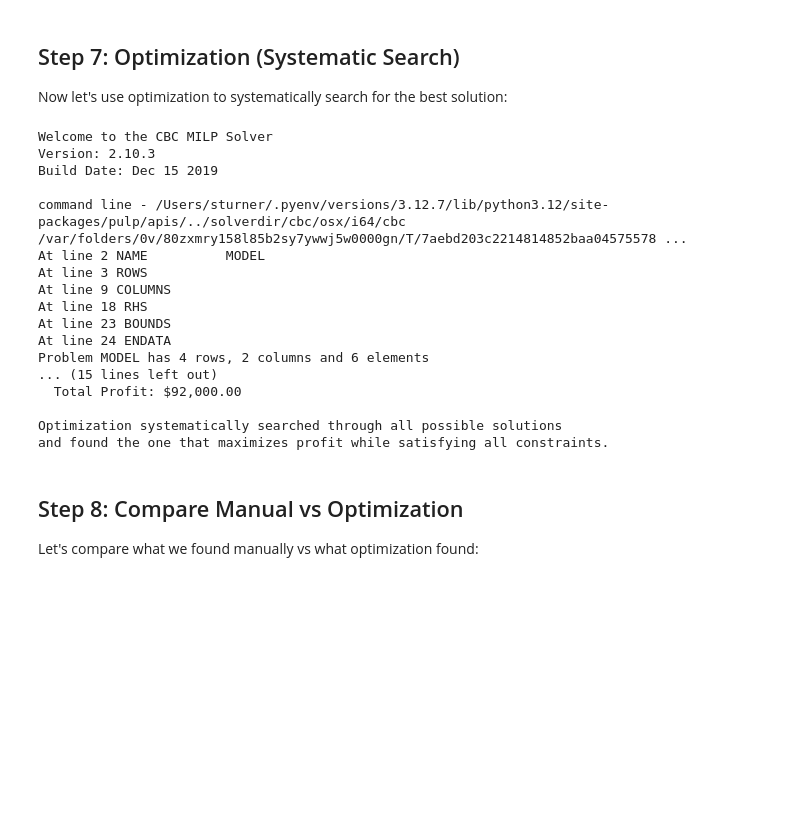
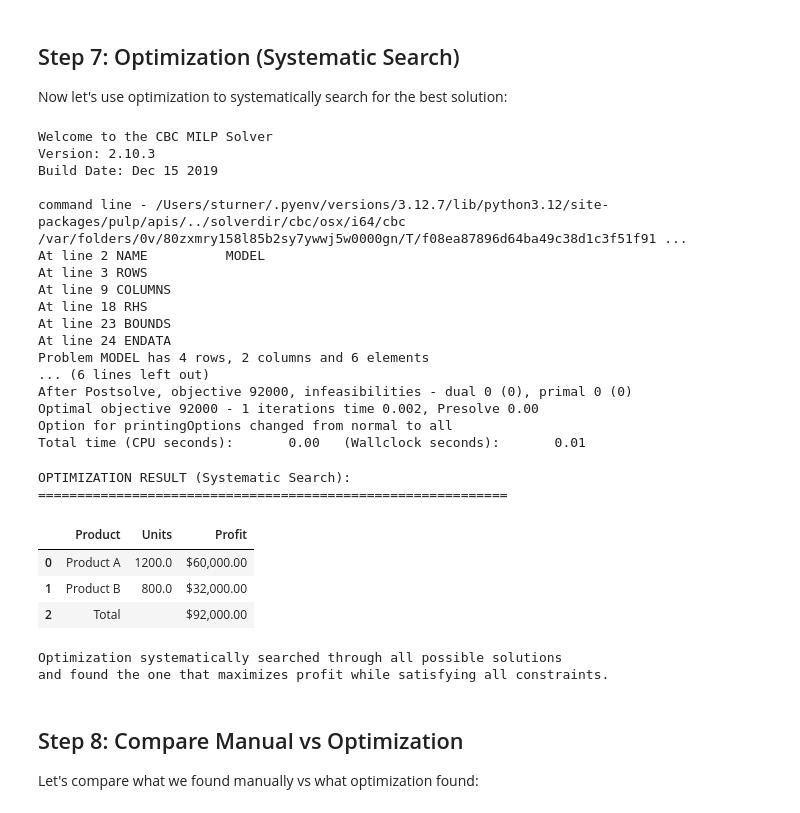
Before and after one commit to scottalanturner/prescriptive-analytics, a Jupyter notebook: Lesson03/lesson03_concept01_what_is_optimization.ipynb, the cells around one changed output. Drawn from its saved outputs; the diff is of its cells as text; code cells hidden in the pictures; blank space fills up the shorter version.

```diff
--- a/Lesson03/lesson03_concept01_what_is_optimization.ipynb
+++ b/Lesson03/lesson03_concept01_what_is_optimization.ipynb
@@ -258,27 +258,22 @@ model += labor_per_A * produce_A + labor_per_B * produce_B <= labor_hours, "Labo
 model += produce_A <= demand_A, "Demand_A_Limit"
 model += produce_B <= demand_B, "Demand_B_Limit"
 
-# Solve
-model.solve()
+# Solve with suppressed output to avoid cluttering the display
+import contextlib
+import io
+with contextlib.redirect_stdout(io.StringIO()):
+    model.solve()
 
 # Get solution
 optimal_A = value(produce_A)
 optimal_B = value(produce_B)
 optimal_profit = value(model.objective)
-
-print("OPTIMIZATION RESULT (Systematic Search):")
-print("=" * 60)
-print(f"  Produce {optimal_A:.1f} units of Product A")
-print(f"  Produce {optimal_B:.1f} units of Product B")
-print(f"  Total Profit: ${optimal_profit:,.2f}")
-print(f"\nOptimization systematically searched through all possible solutions")
-print(f"and found the one that maximizes profit while satisfying all constraints.")
 # %% [output]
 Welcome to the CBC MILP Solver
 Version: 2.10.3
 Build Date: Dec 15 2019
 
-command line - /Users/sturner/.pyenv/versions/3.12.7/lib/python3.12/site-packages/pulp/apis/../solverdir/cbc/osx/i64/cbc /var/folders/0v/80zxmry158l85b2sy7ywwj5w0000gn/T/7aebd203c2214814852baa04575578 ...
+command line - /Users/sturner/.pyenv/versions/3.12.7/lib/python3.12/site-packages/pulp/apis/../solverdir/cbc/osx/i64/cbc /var/folders/0v/80zxmry158l85b2sy7ywwj5w0000gn/T/f08ea87896d64ba49c38d1c3f51f91 ...
 At line 2 NAME          MODEL
 At line 3 ROWS
 At line 9 COLUMNS
@@ -286,11 +281,34 @@ At line 18 RHS
 At line 23 BOUNDS
 At line 24 ENDATA
 Problem MODEL has 4 rows, 2 columns and 6 elements
-... (15 lines left out)
-  Total Profit: $92,000.00
-
-Optimization systematically searched through all possible solutions
-and found the one that maximizes profit while satisfying all constraints.
+... (6 lines left out)
+After Postsolve, objective 92000, infeasibilities - dual 0 (0), primal 0 (0)
+Optimal objective 92000 - 1 iterations time 0.002, Presolve 0.00
+Option for printingOptions changed from normal to all
+Total time (CPU seconds):       0.00   (Wallclock seconds):       0.01
+# %%
+# Display optimization results in a clear format
+results_optimal = pd.DataFrame({
+    'Product': ['Product A', 'Product B', 'Total'],
+    'Units': [f'{optimal_A:.1f}', f'{optimal_B:.1f}', ''],
+    'Profit': [f'${optimal_A * profit_A:,.2f}', f'${optimal_B * profit_B:,.2f}', f'${optimal_profit:,.2f}']
+})
+
+print("OPTIMIZATION RESULT (Systematic Search):")
+print("=" * 60)
+display(results_optimal)
+
+print("\nOptimization systematically searched through all possible solutions")
+print("and found the one that maximizes profit while satisfying all constraints.")
+# %% [output]
+OPTIMIZATION RESULT (Systematic Search):
+============================================================
+|  | Product | Units | Profit |
+| 0 | Product A | 1200.0 | $60,000.00 |
+| 1 | Product B | 800.0 | $32,000.00 |
+| 2 | Total |  | $92,000.00 |
+Optimization systematically searched through all possible solutions
+and found the one that maximizes profit while satisfying all constraints.
 # %% [markdown]
 ## Step 8: Compare Manual vs Optimization
 
```
Also changed, not shown: parts of 2 cells of this notebook.
